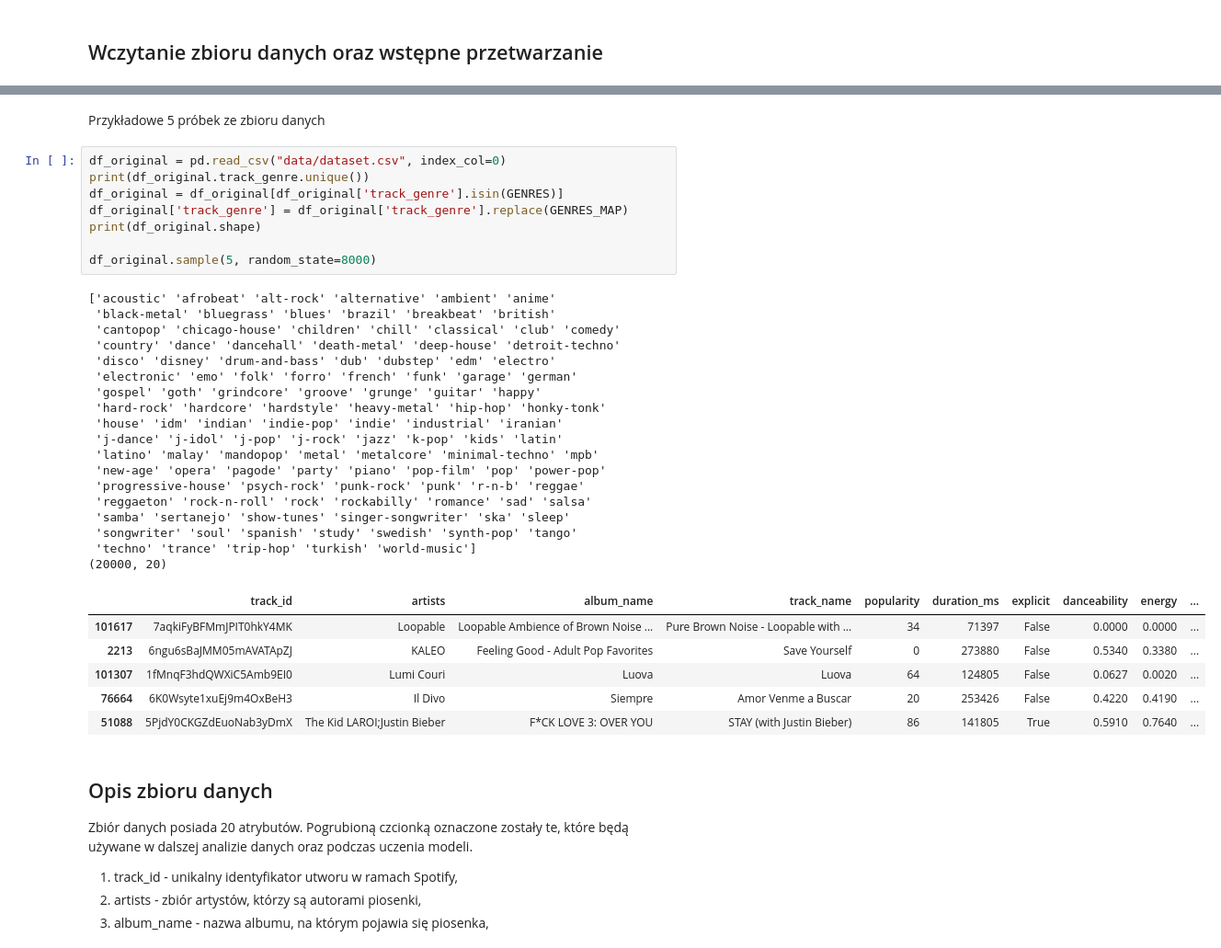
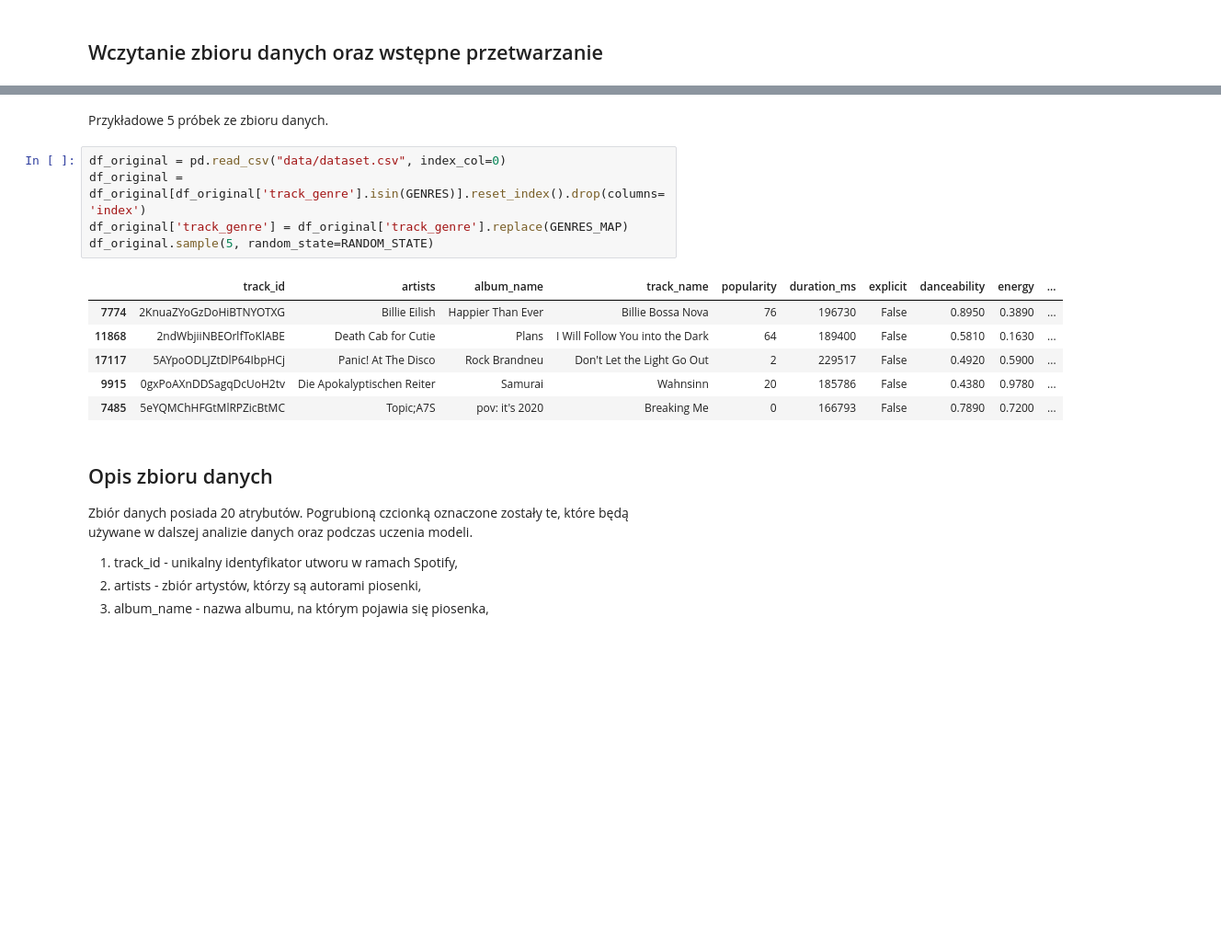
Before and after one commit to anras5/songs-classifier, a Jupyter notebook: data-analysis/src/analysis.ipynb, the cells around one changed output, grey strips where cells are left out. Shown at 92% size. Drawn from its saved outputs; the diff is of its cells as text; blank space fills up the shorter version.

```diff
--- a/data-analysis/src/analysis.ipynb
+++ b/data-analysis/src/analysis.ipynb
@@ -47,40 +63,19 @@ COLUMNS_DUPLICATES = ['artists', 'track_name', 'explicit', 'danceability', 'ener
 COLUMNS_NUMERICAL = ['popularity', 'duration_ms', 'danceability', 'energy', 'loudness', 'speechiness', 'acousticness', 'instrumentalness', 'valence', 'tempo']
 COLUMNS_NOMINAL = ['explicit', 'mode']
 # %% [markdown]
-Przykładowe 5 próbek ze zbioru danych
+Przykładowe 5 próbek ze zbioru danych.
 # %%
 df_original = pd.read_csv("data/dataset.csv", index_col=0)
-print(df_original.track_genre.unique())
-df_original = df_original[df_original['track_genre'].isin(GENRES)]
+df_original = df_original[df_original['track_genre'].isin(GENRES)].reset_index().drop(columns='index')
 df_original['track_genre'] = df_original['track_genre'].replace(GENRES_MAP)
-print(df_original.shape)
-
-df_original.sample(5, random_state=8000)
+df_original.sample(5, random_state=RANDOM_STATE)
 # %% [output]
-['acoustic' 'afrobeat' 'alt-rock' 'alternative' 'ambient' 'anime'
- 'black-metal' 'bluegrass' 'blues' 'brazil' 'breakbeat' 'british'
- 'cantopop' 'chicago-house' 'children' 'chill' 'classical' 'club' 'comedy'
- 'country' 'dance' 'dancehall' 'death-metal' 'deep-house' 'detroit-techno'
- 'disco' 'disney' 'drum-and-bass' 'dub' 'dubstep' 'edm' 'electro'
- 'electronic' 'emo' 'folk' 'forro' 'french' 'funk' 'garage' 'german'
- 'gospel' 'goth' 'grindcore' 'groove' 'grunge' 'guitar' 'happy'
- 'hard-rock' 'hardcore' 'hardstyle' 'heavy-metal' 'hip-hop' 'honky-tonk'
- 'house' 'idm' 'indian' 'indie-pop' 'indie' 'industrial' 'iranian'
- 'j-dance' 'j-idol' 'j-pop' 'j-rock' 'jazz' 'k-pop' 'kids' 'latin'
- 'latino' 'malay' 'mandopop' 'metal' 'metalcore' 'minimal-techno' 'mpb'
- 'new-age' 'opera' 'pagode' 'party' 'piano' 'pop-film' 'pop' 'power-pop'
- 'progressive-house' 'psych-rock' 'punk-rock' 'punk' 'r-n-b' 'reggae'
- 'reggaeton' 'rock-n-roll' 'rock' 'rockabilly' 'romance' 'sad' 'salsa'
- 'samba' 'sertanejo' 'show-tunes' 'singer-songwriter' 'ska' 'sleep'
- 'songwriter' 'soul' 'spanish' 'study' 'swedish' 'synth-pop' 'tango'
- 'techno' 'trance' 'trip-hop' 'turkish' 'world-music']
-(20000, 20)
 |  | track_id | artists | album_name | track_name | popularity | duration_ms | explicit | danceability | energy | ... |
-| 101617 | 7aqkiFyBFMmJPIT0hkY4MK | Loopable | Loopable Ambience of Brown Noise ... | Pure Brown Noise - Loopable with ... | 34 | 71397 | False | 0.0000 | 0.0000 | ... |
-| 2213 | 6ngu6sBaJMM05mAVATApZJ | KALEO | Feeling Good - Adult Pop Favorites | Save Yourself | 0 | 273880 | False | 0.5340 | 0.3380 | ... |
-| 101307 | 1fMnqF3hdQWXiC5Amb9EI0 | Lumi Couri | Luova | Luova | 64 | 124805 | False | 0.0627 | 0.0020 | ... |
-| 76664 | 6K0Wsyte1xuEj9m4OxBeH3 | Il Divo | Siempre | Amor Venme a Buscar | 20 | 253426 | False | 0.4220 | 0.4190 | ... |
-| 51088 | 5PjdY0CKGZdEuoNab3yDmX | The Kid LAROI;Justin Bieber | F*CK LOVE 3: OVER YOU | STAY (with Justin Bieber) | 86 | 141805 | True | 0.5910 | 0.7640 | ... |
+| 7774 | 2KnuaZYoGzDoHiBTNYOTXG | Billie Eilish | Happier Than Ever | Billie Bossa Nova | 76 | 196730 | False | 0.8950 | 0.3890 | ... |
+| 11868 | 2ndWbjiiNBEOrlfToKlABE | Death Cab for Cutie | Plans | I Will Follow You into the Dark | 64 | 189400 | False | 0.5810 | 0.1630 | ... |
+| 17117 | 5AYpoODLJZtDlP64IbpHCj | Panic! At The Disco | Rock Brandneu | Don't Let the Light Go Out | 2 | 229517 | False | 0.4920 | 0.5900 | ... |
+| 9915 | 0gxPoAXnDDSagqDcUoH2tv | Die Apokalyptischen Reiter | Samurai | Wahnsinn | 20 | 185786 | False | 0.4380 | 0.9780 | ... |
+| 7485 | 5eYQMChHFGtMlRPZicBtMC | Topic;A7S | pov: it's 2020 | Breaking Me | 0 | 166793 | False | 0.7890 | 0.7200 | ... |
 # %% [markdown]
 ## Opis zbioru danych
 
```
Also changed, not shown: parts of 27 cells of this notebook, 3 other files.
